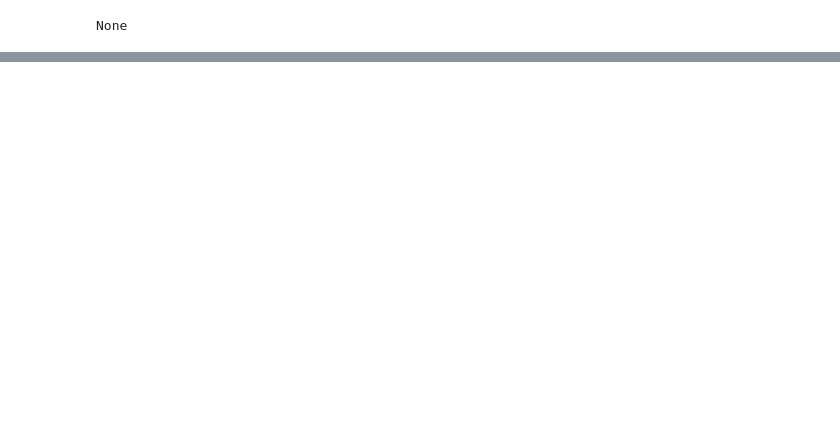
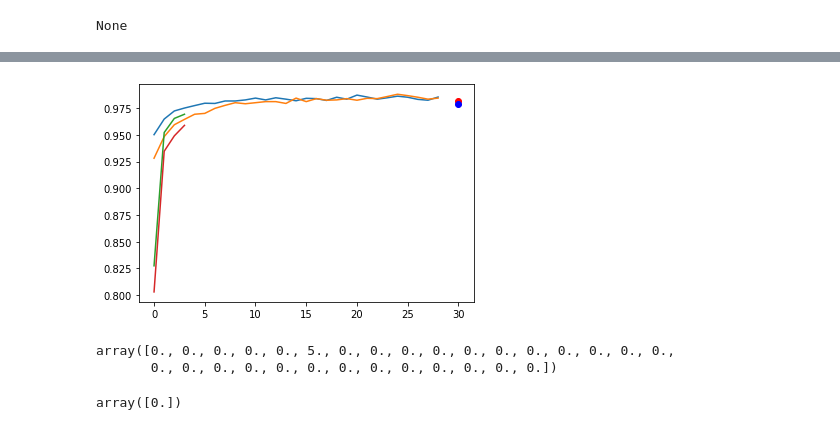
Before and after one commit to SYYoung/MIT, a Jupyter notebook: Machine Learning/week3_test2.ipynb, the cells around one changed output, grey strips where cells are left out. Cells and saved outputs as stored; diff of their text form; code cells hidden in the pictures; blank space fills up the shorter version.

```diff
--- a/Machine Learning/week3_test2.ipynb
+++ b/Machine Learning/week3_test2.ipynb
@@ -195,3 +195,24 @@ model = nn.Sequential(
             nn.Linear(10,10))
 # %%
 import torchvision
+# %%
+var_first = np.array([0.9501, 0.9647, 0.972278, 0.975, 0.9773, 0.9795, 0.9793, 0.9816, 0.9816, \
+                     0.9826, 0.9843, 0.9826, 0.9846, 0.9833, 0.9818, 0.9841, 0.9838, 0.9821, 0.9851, \
+                     0.9833, 0.9871, 0.9853, 0.9833, 0.9846, 0.9861, 0.9851, 0.9831, 0.9823, 0.9853])
+var_second = np.array([0.9281, 0.9483, 0.9594, 0.9644, 0.9692, 0.97, 0.9747, 0.9775, 0.98, \
+                      0.979, 0.98, 0.981, 0.981, 0.9793, 0.9843, 0.981, 0.9838, 0.9823, 0.9826, \
+                      0.9838, 0.9823, 0.9841, 0.9838, 0.9858, 0.9879, 0.9866, 0.9851, 0.9833, 0.9843])
+
+# for 1/2
+train_first = np.array([0.8275, 0.9521, 0.9653, 0.9692])
+train_second = np.array([0.8031, 0.9346, 0.9490, 0.9588])
+# %%
+plt.plot(var_first)
+plt.plot(var_second)
+plt.plot(train_first)
+plt.plot(train_second)
+plt.plot(30, 0.9813, 'ro')
+plt.plot(30, 0.979, 'bo')
+plt.show()
+# %% [output]
+[figure, added]
@@ -197,0 +221,12 @@ import torchvision
+# %%
+t1 = np.zeros(30)
+t1[5] = 5
+t1
+# %% [output]
+array([0., 0., 0., 0., 0., 5., 0., 0., 0., 0., 0., 0., 0., 0., 0., 0., 0.,
+       0., 0., 0., 0., 0., 0., 0., 0., 0., 0., 0., 0., 0.])
+# %%
+t1 = np.empty(1)
+t1
+# %% [output]
+array([0.])
```
Also changed, not shown: parts of 33 cells of this notebook, 8 other files.
